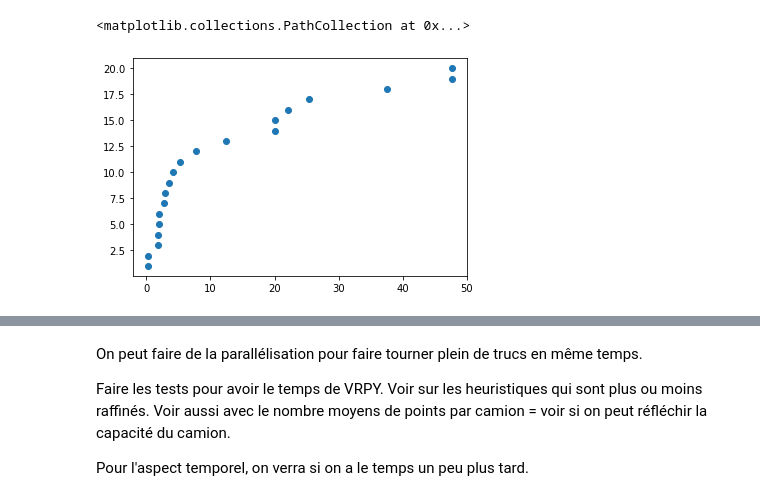
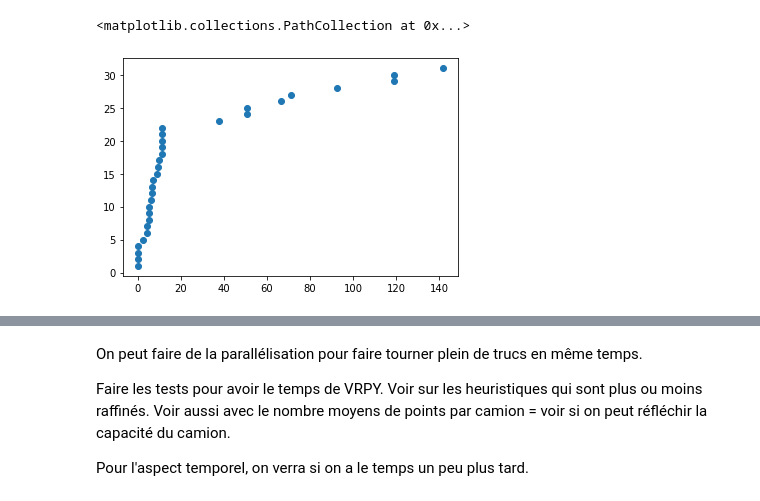
Before and after one commit to auglecorre/Proj_logistique, a Jupyter notebook: trouver_les_noeuds_import_staticmap.ipynb, the cells around one changed output, grey strips where cells are left out. Saved outputs shown, nothing was run; the diff lists cells and outputs as text; code cells hidden in the pictures.

```diff
--- a/trouver_les_noeuds_import_staticmap.ipynb
+++ b/trouver_les_noeuds_import_staticmap.ipynb
@@ -198,9 +324,9 @@ nodes = {
     "14" : [48.846818141299046, 2.3433405220004384]
         }
 # %%
-Noeuds, routes, itineraire, T, Y = find_nodes([nodes['0'], [48.85770026735891, 2.360802362883455]], 1500, d = 50)
-map_noeuds = draw(Noeuds, [nodes['0'], [48.85770026735891, 2.360802362883455]])
-map_iti = draw(itineraire, [nodes['0'], [48.85770026735891, 2.360802362883455]])
+Noeuds, routes, itineraire, T, Y = find_nodes([[48.8371091933485, 2.3293036413479378], [48.85156061428663, 2.3639513602239215]], 1500, d = 50)
+map_noeuds = draw(Noeuds, [[48.8371091933485, 2.3293036413479378], [48.85156061428663, 2.3639513602239215]])
+map_iti = draw(itineraire, [[48.8371091933485, 2.3293036413479378], [48.85156061428663, 2.3639513602239215]])
 folium.PolyLine(routes).add_to(map_iti)
 print("On a trouvé " + str(len(Noeuds)) + " noeuds")
 map_noeuds
@@ -225,0 +418,2 @@ KeyboardInterrupt:
+# %%
+nodes_test, roads_test, iti_test, T_test, Y_test = find_nodes_carre_alea([[48.8407997654244, 2.33735138823297], [48.84948129630646, 2.3530925967680103]], 13, d = 50)
@@ -226,5 +438,5 @@ KeyboardInterrupt:
 # %%
-plt.scatter(T, Y)
+plt.scatter(T_test, Y_test)
 # %% [output]
 <matplotlib.collections.PathCollection at 0x...>
-[figure, old version]
+[figure, new version]
```
Also changed, not shown: parts of 35 cells of this notebook.
